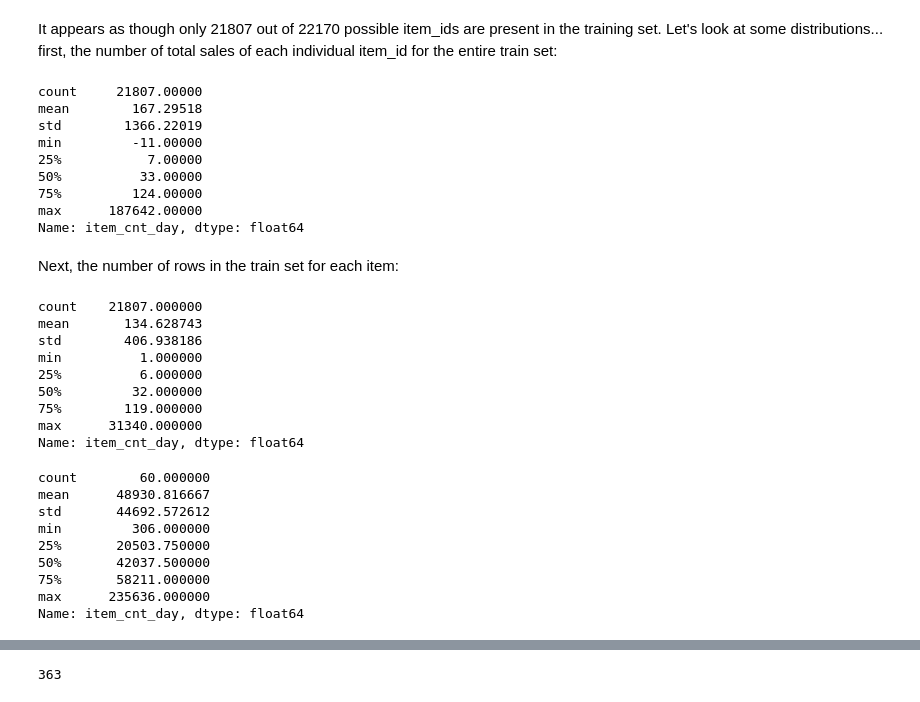
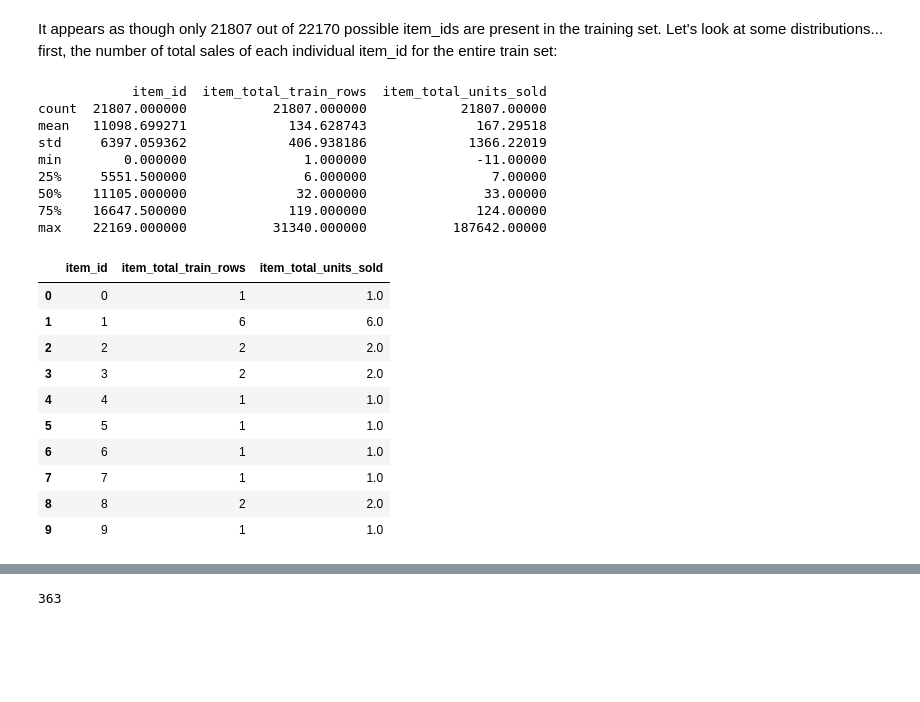
Before and after one commit to migai/Kag, a Jupyter notebook: ipynb_versions/MG_EDA_v2.5.ipynb, the cells around one changed output, grey strips where cells are left out. Drawn from its saved outputs; the diff is of its cells as text; code cells hidden in the pictures; blank space fills up the shorter version.

```diff
--- a/ipynb_versions/MG_EDA_v2.5.ipynb
+++ b/ipynb_versions/MG_EDA_v2.5.ipynb
@@ -1238,44 +1256,30 @@ dtypes: int64(2), object(2)
 memory usage: 692.9+ KB
 # %% [markdown]
 It appears as though only 21807 out of 22170 possible item_ids are present in the training set.  Let's look at some distributions... first, the number of total sales of each individual item_id for the entire train set:
-# %%
-item_trans_day2 = sales_train.groupby("item_id")["item_cnt_day"].sum()
-item_trans_day2.describe()
-# %% [output]
-count     21807.00000
-mean        167.29518
-std        1366.22019
-min         -11.00000
-25%           7.00000
-50%          33.00000
-75%         124.00000
-max      187642.00000
-Name: item_cnt_day, dtype: float64
-# %% [markdown]
-Next, the number of rows in the train set for each item:
-# %%
-item_trans2 = sales_train.groupby("item_id").count()['item_cnt_day']
-item_trans2.describe()
-# %% [output]
-count    21807.000000
-mean       134.628743
-std        406.938186
-min          1.000000
-25%          6.000000
-50%         32.000000
-75%        119.000000
-max      31340.000000
-Name: item_cnt_day, dtype: float64
-# %%
-shops_trans2 = sales_train.groupby("shop_id").count()['item_cnt_day']
-shops_trans2.describe()
-# %% [output]
-count        60.000000
-mean      48930.816667
-std       44692.572612
-min         306.000000
-25%       20503.750000
-50%       42037.500000
-75%       58211.000000
-max      235636.000000
-Name: item_cnt_day, dtype: float64
+# %%
+# How many rows in the sales_train set for each item?  How many total units of each item were sold (per the sales_train dataset)?
+items_sales = sales_train.groupby("item_id", as_index=False).agg({'item_cnt_day': ['count', 'sum']})
+items_sales.columns = ['item_id','item_total_train_rows','item_total_units_sold']
+print(items_sales.describe())
+items_sales.head(10)
+# %% [output]
+            item_id  item_total_train_rows  item_total_units_sold
+count  21807.000000           21807.000000            21807.00000
+mean   11098.699271             134.628743              167.29518
+std     6397.059362             406.938186             1366.22019
+min        0.000000               1.000000              -11.00000
+25%     5551.500000               6.000000                7.00000
+50%    11105.000000              32.000000               33.00000
+75%    16647.500000             119.000000              124.00000
+max    22169.000000           31340.000000           187642.00000
+|  | item_id | item_total_train_rows | item_total_units_sold |
+| 0 | 0 | 1 | 1.0 |
+| 1 | 1 | 6 | 6.0 |
+| 2 | 2 | 2 | 2.0 |
+| 3 | 3 | 2 | 2.0 |
+| 4 | 4 | 1 | 1.0 |
+| 5 | 5 | 1 | 1.0 |
+| 6 | 6 | 1 | 1.0 |
+| 7 | 7 | 1 | 1.0 |
+| 8 | 8 | 2 | 2.0 |
+| 9 | 9 | 1 | 1.0 |
```
Also changed, not shown: parts of 8 cells of this notebook, 1 other file.
